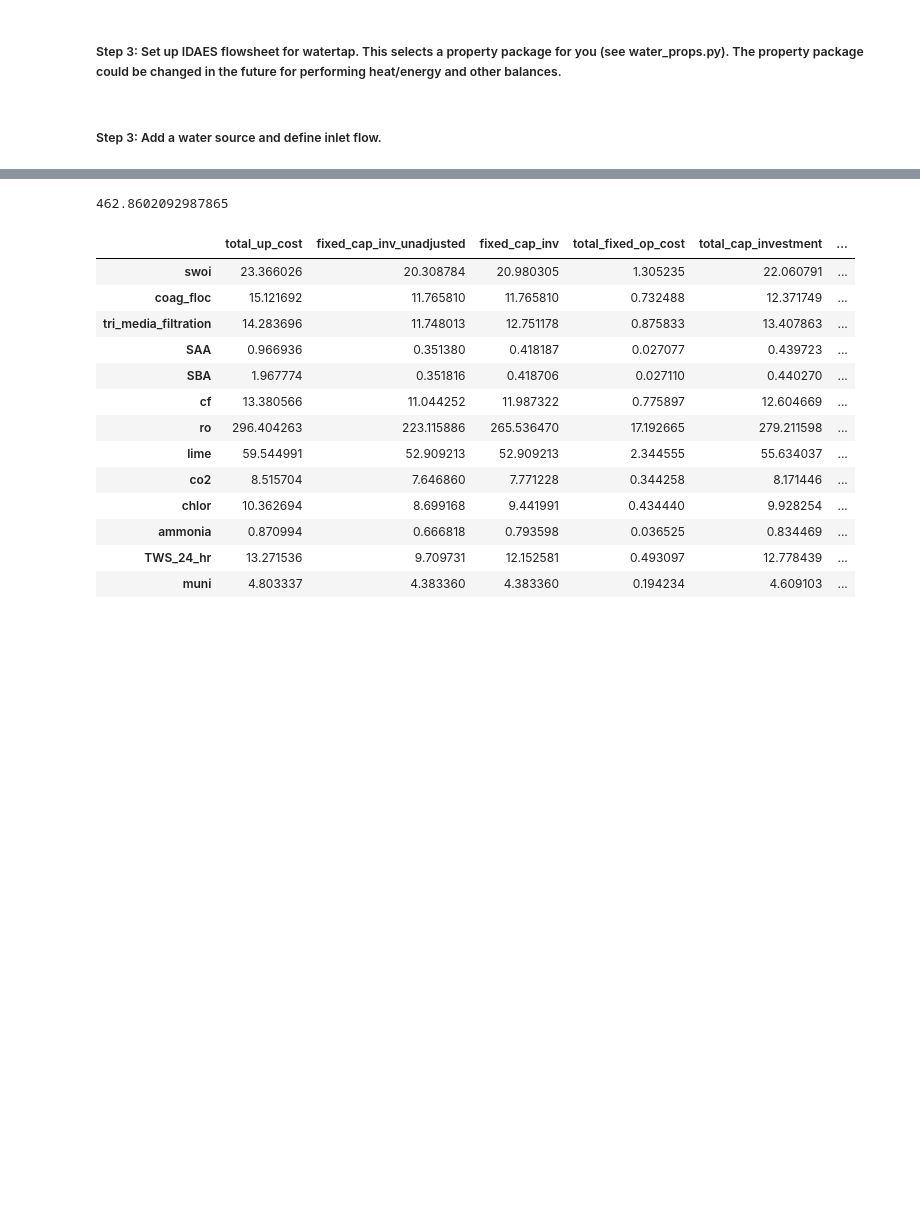
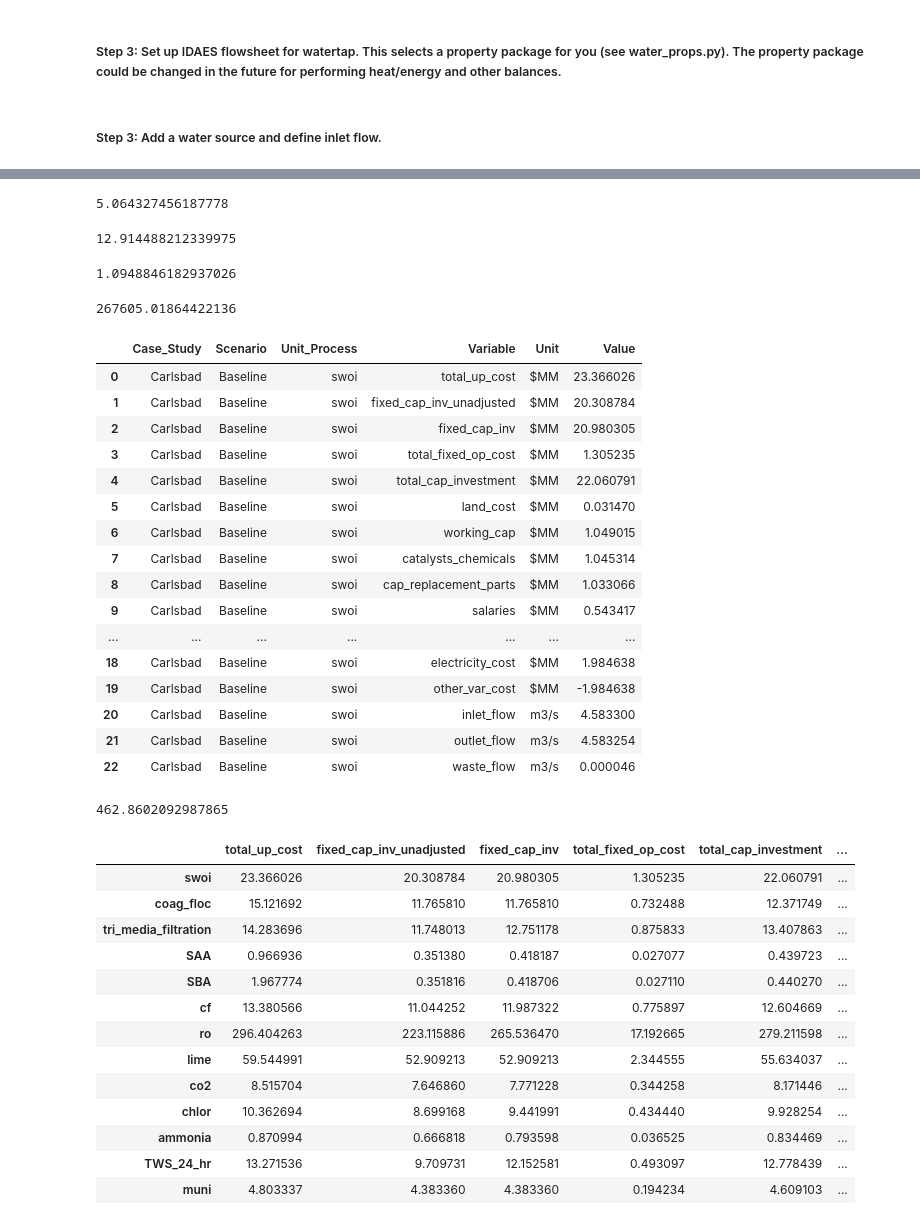
Before and after one commit to NREL/WaterTAP3, a Jupyter notebook: IDAES-WaterTAP3_v2/WaterTAP3_RunTrain_Tutorial-Carlsbad_Jan23_MC_working.ipynb, the cells around one changed output, grey strips where cells are left out. Drawn from its saved outputs; the diff is of its cells as text; code cells hidden in the pictures; blank space fills up the shorter version.

```diff
--- a/IDAES-WaterTAP3_v2/WaterTAP3_RunTrain_Tutorial-Carlsbad_Jan23_MC_working.ipynb
+++ b/IDAES-WaterTAP3_v2/WaterTAP3_RunTrain_Tutorial-Carlsbad_Jan23_MC_working.ipynb
@@ -58,6 +58,6 @@ total_up_cost: 4.803336832842171
 ----------------------------------------------------------------------
 # %%
-unit_process_name = [
+unit_process_names = [
     "swoi",
     "coag_floc",
     "tri_media_filtration",
@@ -100,15 +100,17 @@ cost_variables = [
     "other_var_cost"   ##
 ]
 # %%
-def get_results_table(model, unit_process_name):
+def get_results_table(model, unit_process_names):
     data = {}
 
     for variable in cost_variables:
         cost_list = []
-        for node in unit_process_name:
+        for node in unit_process_names:
             # call m.fs.'node'.costing.'variable'() for each node and variable
             costing_attr = getattr(m.fs, node).costing
             cost_method = getattr(costing_attr, variable) #m.fs.swoi.costing.total_up_cost
+
+            #Todo: add unit (e.g. million $ or m3/s etc.)
 
             if type(cost_method) == int:
                 cost_method = np.float64(cost_method)
@@ -119,10 +121,14 @@ def get_results_table(model, unit_process_name):
                 cost_value = cost_method()
             # append ^ to a list
             cost_list.append(cost_value)
+
         # assign 'variable': List['node' values] in a data dictionary
         data[variable] = cost_list
 
 
-    df = pd.DataFrame(data = data, index = unit_process_name, columns = cost_variables)
+    df = pd.DataFrame(data = data, index = unit_process_names, columns = cost_variables)
+
+
+
     #print(df)
     return df
@@ -128,0 +146,2 @@ def get_results_table(model, unit_process_name):
+# %%
+variables = cost_variables + ["inlet_flow", "outlet_flow", "waste_flow"]
@@ -128,0 +205,2 @@ def get_results_table(model, unit_process_name):
+# %%
+t1 = get_results_table(m, unit_process_names, scenario = "Baseline", case_study = "Carlsbad")
@@ -129,3 +218,39 @@ def get_results_table(model, unit_process_name):
+# %%
+m.fs.tri_media_filtration.inlet.flow_vol.extract_values()[0]
+# %% [output]
+5.064327456187778
+# %%
+m.fs.tri_media_filtration.costing.salaries()
+# %% [output]
+12.914488212339975
+# %%
+m.fs.chlor.costing.catalysts_chemicals
+# %% [output]
+1.0948846182937026
+# %%
+m.fs.chlor.costing.applied_cl2_dose * 3.78541178 * (0.34) * 1.0948846182937026 * 365 * 2.399478 * 22.824465227271
+# %% [output]
+267605.01864422136
+# %%
+t1[t1.Unit_Process == "swoi"]
+# %% [output]
+|  | Case_Study | Scenario | Unit_Process | Variable | Unit | Value |
+| 0 | Carlsbad | Baseline | swoi | total_up_cost | $MM | 23.366026 |
+| 1 | Carlsbad | Baseline | swoi | fixed_cap_inv_unadjusted | $MM | 20.308784 |
+| 2 | Carlsbad | Baseline | swoi | fixed_cap_inv | $MM | 20.980305 |
+| 3 | Carlsbad | Baseline | swoi | total_fixed_op_cost | $MM | 1.305235 |
+| 4 | Carlsbad | Baseline | swoi | total_cap_investment | $MM | 22.060791 |
+| 5 | Carlsbad | Baseline | swoi | land_cost | $MM | 0.031470 |
+| 6 | Carlsbad | Baseline | swoi | working_cap | $MM | 1.049015 |
+| 7 | Carlsbad | Baseline | swoi | catalysts_chemicals | $MM | 1.045314 |
+| 8 | Carlsbad | Baseline | swoi | cap_replacement_parts | $MM | 1.033066 |
+| 9 | Carlsbad | Baseline | swoi | salaries | $MM | 0.543417 |
+| ... | ... | ... | ... | ... | ... | ... |
+| 18 | Carlsbad | Baseline | swoi | electricity_cost | $MM | 1.984638 |
+| 19 | Carlsbad | Baseline | swoi | other_var_cost | $MM | -1.984638 |
+| 20 | Carlsbad | Baseline | swoi | inlet_flow | m3/s | 4.583300 |
+| 21 | Carlsbad | Baseline | swoi | outlet_flow | m3/s | 4.583254 |
+| 22 | Carlsbad | Baseline | swoi | waste_flow | m3/s | 0.000046 |
 # %%
 results_table = get_results_table(m, unit_process_name)
 # %%
```
Also changed, not shown: parts of 11 cells of this notebook, 20 other files.
